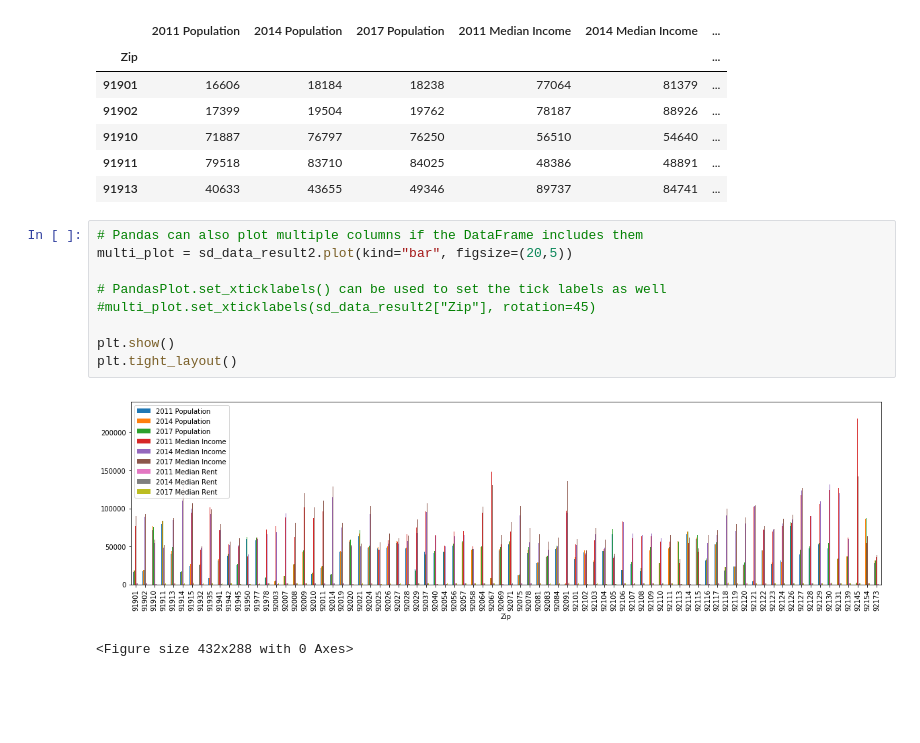
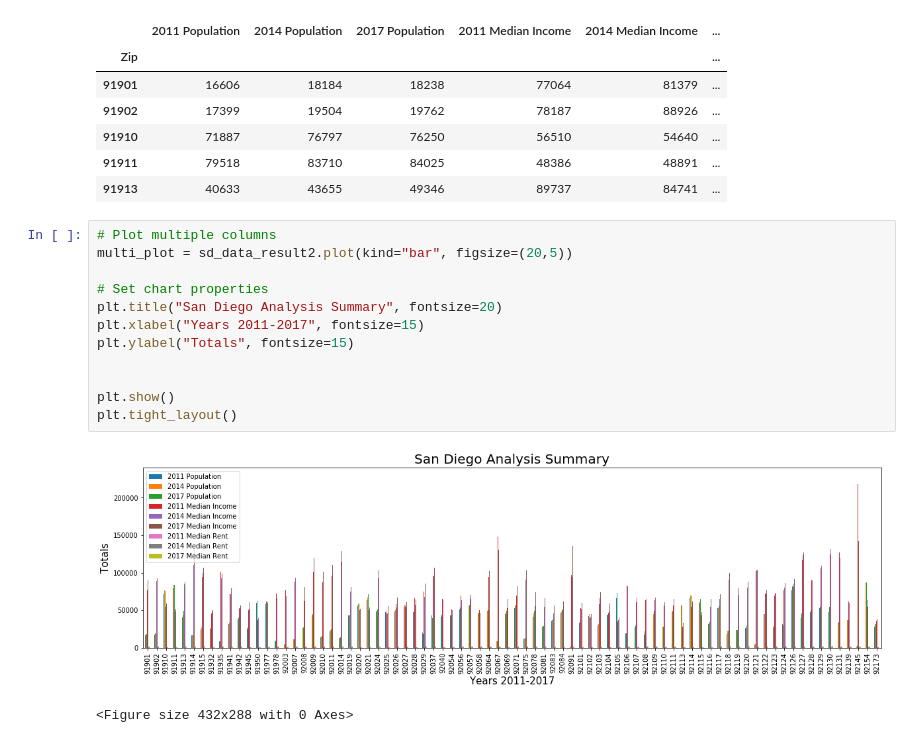
Before and after one commit to klifborja/San-Diego-Housing-Crisis, a Jupyter notebook: Bar Graph Summary of San Diego Housing Data.ipynb, the cells around one changed output. Drawn from its saved outputs; the diff is of its cells as text; blank space fills up the shorter version.

```diff
--- a/Line Graph Summary of San Diego Housing Data.ipynb
+++ b/Bar Graph Summary of San Diego Housing Data.ipynb
@@ -221,15 +221,18 @@ sd_data_result2.head()
 | 91910 | 71887 | 76797 | 76250 | 56510 | 54640 | ... |
 | 91911 | 79518 | 83710 | 84025 | 48386 | 48891 | ... |
 | 91913 | 40633 | 43655 | 49346 | 89737 | 84741 | ... |
-# %%
-# Pandas can also plot multiple columns if the DataFrame includes them
-multi_plot = sd_data_result2.plot(kind="bar", figsize=(20,5))
-
-# PandasPlot.set_xticklabels() can be used to set the tick labels as well
-#multi_plot.set_xticklabels(sd_data_result2["Zip"], rotation=45)
-
-plt.show()
-plt.tight_layout()
-# %% [output]
-[figure, removed]
-<Figure size 432x288 with 0 Axes>
+# %%
+# Plot multiple columns
+multi_plot = sd_data_result2.plot(kind="bar", figsize=(20,5))
+
+# Set chart properties
+plt.title("San Diego Analysis Summary", fontsize=20)
+plt.xlabel("Years 2011-2017", fontsize=15)
+plt.ylabel("Totals", fontsize=15)
+
+
+plt.show()
+plt.tight_layout()
+# %% [output]
+[figure, added]
+<Figure size 432x288 with 0 Axes>
```
Also changed, not shown: parts of 10 cells of this notebook, 2 other files.
